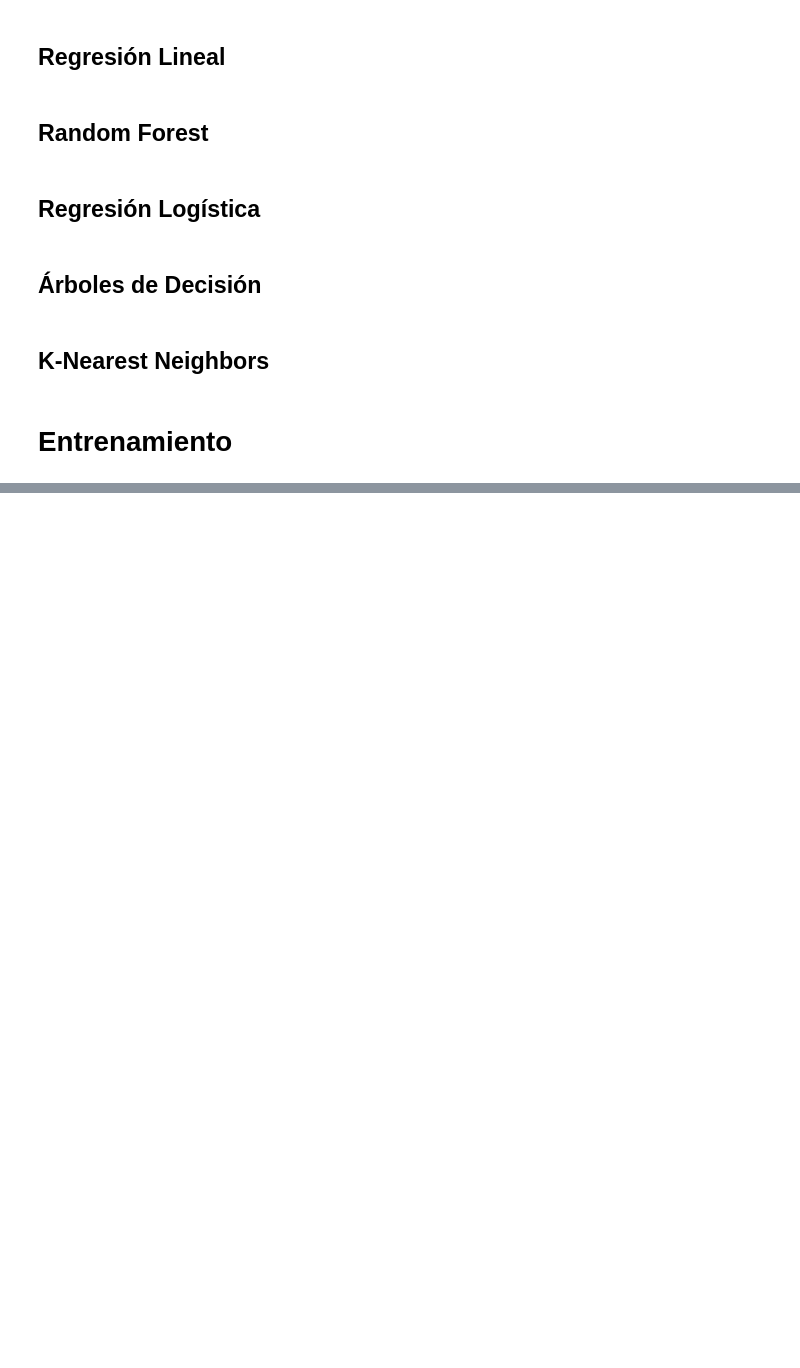
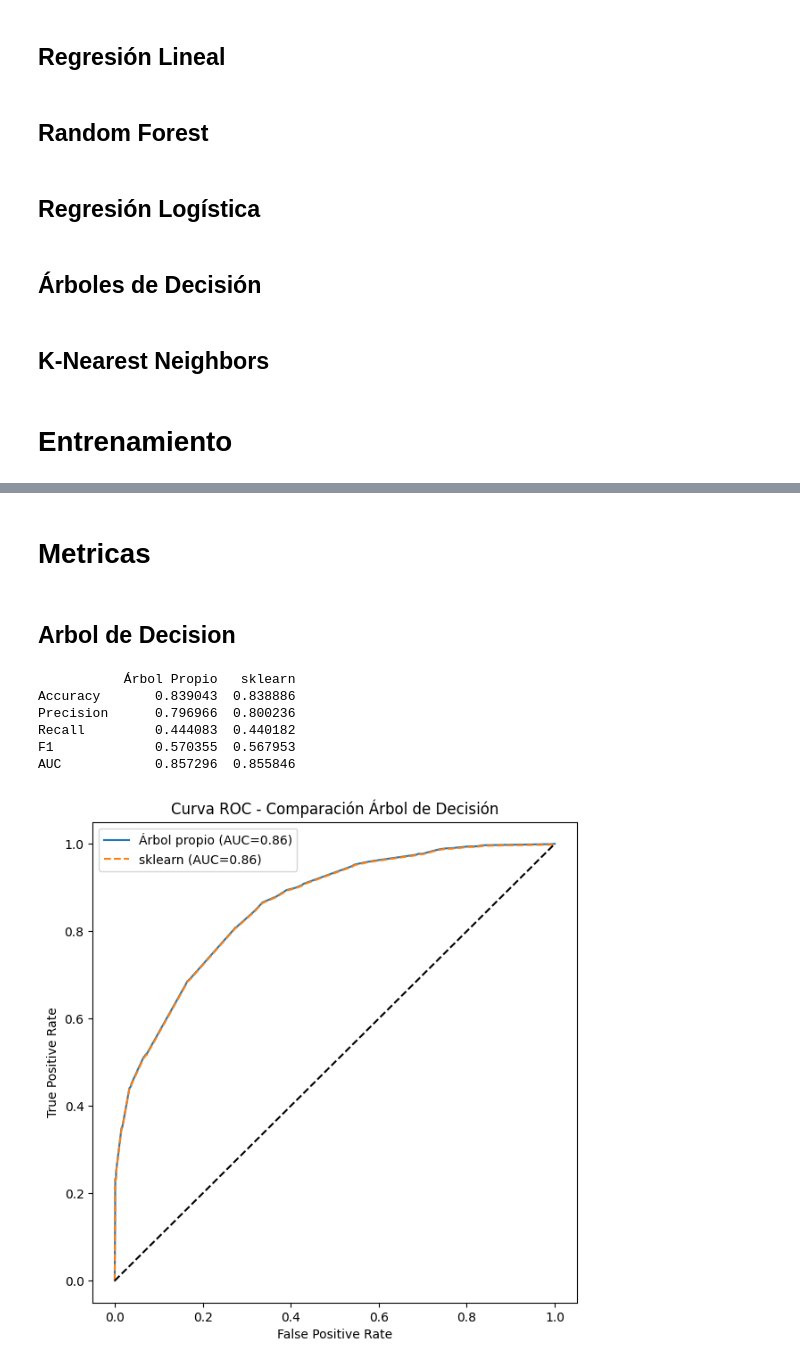
Before and after one commit to JuanPabloRodriguezC/rec_patrones_lab, a Jupyter notebook: Proyecto/proyecto.ipynb, the cells around one changed output, grey strips where cells are left out. Saved outputs shown, nothing was run; the diff lists cells and outputs as text; code cells hidden in the pictures; blank space fills up the shorter version.

Commit message:
Arboles de decision

```diff
--- a/Proyecto/proyecto.ipynb
+++ b/Proyecto/proyecto.ipynb
@@ -840,3 +1031,45 @@ print(params[0][-1], params[1][-1])
 plt.scatter(x[:180], y[:180], color='red')
 pred = reg.predict(np.array(x[:180]))
 plt.plot(x[:180], pred[:180])
+# %% [markdown]
+# Metricas
+# %% [markdown]
+## Arbol de Decision
+# %%
+def evaluate(y_true, y_pred, y_proba):
+    return {
+        "Accuracy": accuracy_score(y_true, y_pred),
+        "Precision": precision_score(y_true, y_pred),
+        "Recall": recall_score(y_true, y_pred),
+        "F1": f1_score(y_true, y_pred),
+        "AUC": roc_auc_score(y_true, y_proba)
+    }
+results = pd.DataFrame({
+    "Árbol Propio": evaluate(y_test_tree_income, y_pred_tree_income, y_proba_tree_income),
+    "sklearn": evaluate(y_test_tree_income, y_pred_sklearn_tree_income, y_proba_sklearn_tree_income)
+})
+print(results)
+
+fpr_scratch, tpr_scratch, _ = roc_curve(y_test_tree_income, y_proba_tree_income)
+fpr_sklearn, tpr_sklearn, _ = roc_curve(y_test_tree_income, y_proba_sklearn_tree_income)
+
+roc_auc_scratch = auc(fpr_scratch, tpr_scratch)
+roc_auc_sklearn = auc(fpr_sklearn, tpr_sklearn)
+
+plt.figure(figsize=(7,7))
+plt.plot(fpr_scratch, tpr_scratch, label=f"Árbol propio (AUC={roc_auc_scratch:.2f})")
+plt.plot(fpr_sklearn, tpr_sklearn, label=f"sklearn (AUC={roc_auc_sklearn:.2f})", linestyle="--")
+plt.plot([0,1], [0,1], "k--")
+plt.xlabel("False Positive Rate")
+plt.ylabel("True Positive Rate")
+plt.title("Curva ROC - Comparación Árbol de Decisión")
+plt.legend()
+plt.show()
+# %% [output]
+           Árbol Propio   sklearn
+Accuracy       0.839043  0.838886
+Precision      0.796966  0.800236
+Recall         0.444083  0.440182
+F1             0.570355  0.567953
+AUC            0.857296  0.855846
+[figure, added]
```
Also changed, not shown: parts of 14 cells of this notebook.
